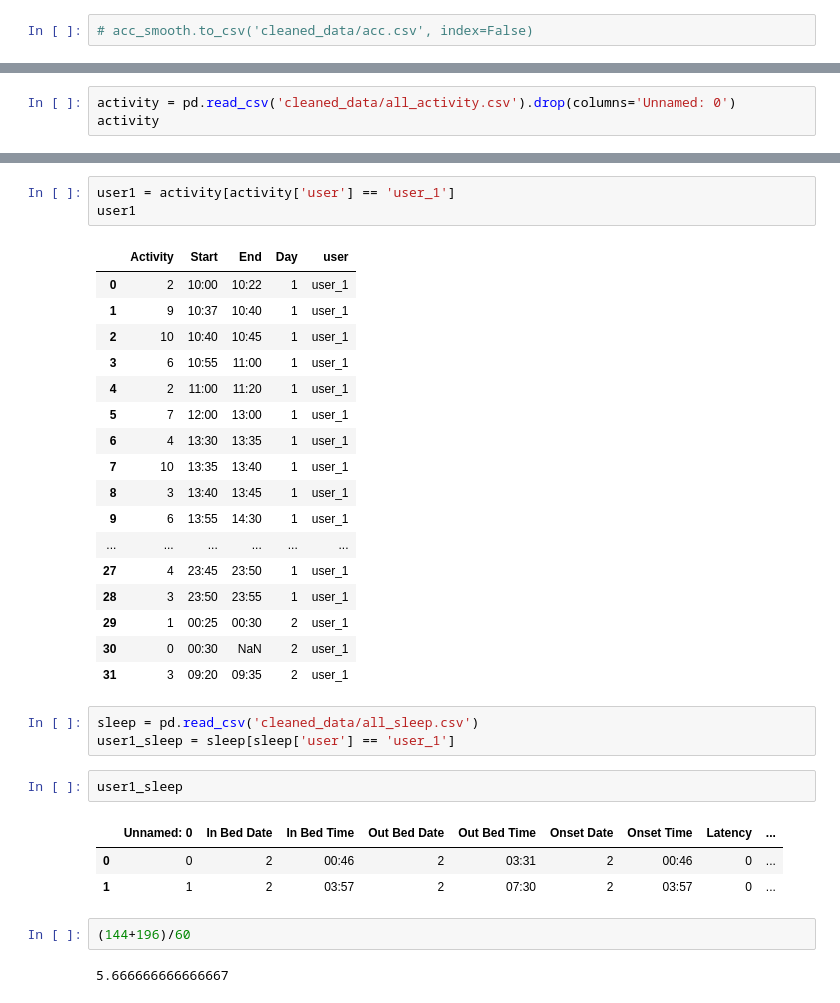
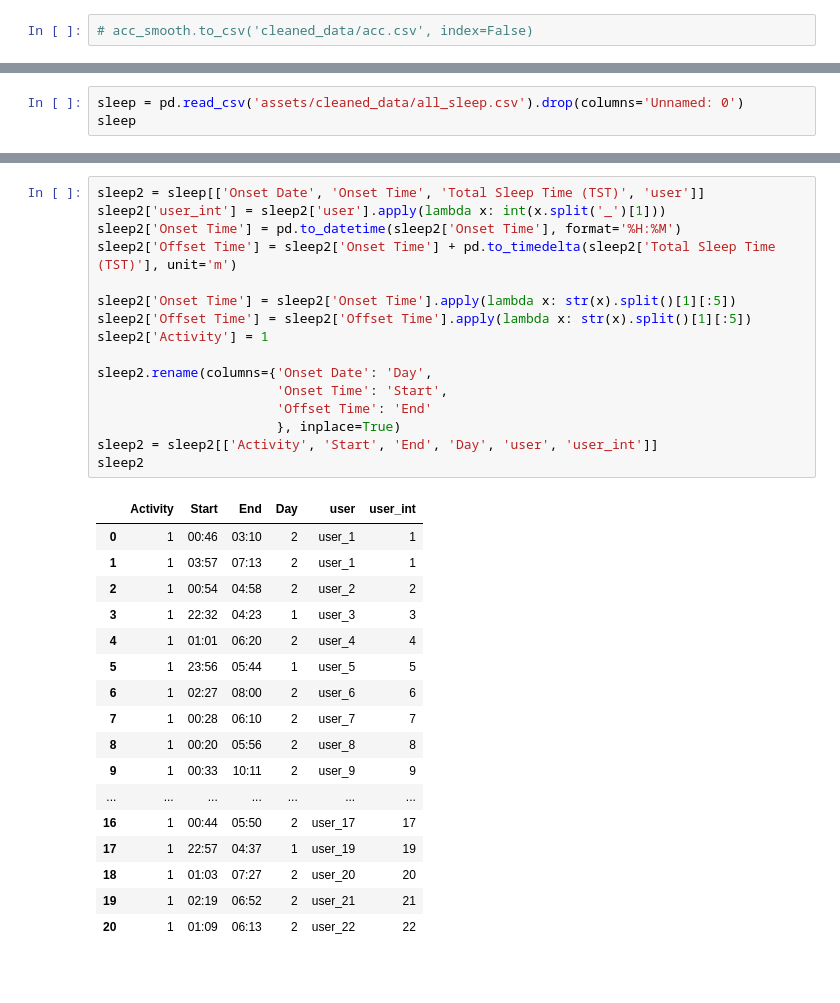
Before and after one commit to BryanZhang938/DayInMyLife, a Jupyter notebook: sleep_EDA.ipynb, the cells around one changed output, grey strips where cells are left out. Saved outputs shown, nothing was run; the diff lists cells and outputs as text; blank space fills up the shorter version.

Commit message:
update activity

```diff
--- a/sleep_EDA.ipynb
+++ b/sleep_EDA.ipynb
@@ -303,4 +325,4 @@ acc_smooth
 # %%
-activity = pd.read_csv('cleaned_data/all_activity.csv').drop(columns='Unnamed: 0')
-activity
+sleep = pd.read_csv('assets/cleaned_data/all_sleep.csv').drop(columns='Unnamed: 0')
+sleep
 # %% [output]
@@ -320,34 +346,34 @@ activity
-# %%
-user1 = activity[activity['user'] == 'user_1']
-user1
-# %% [output]
-|  | Activity | Start | End | Day | user |
-| 0 | 2 | 10:00 | 10:22 | 1 | user_1 |
-| 1 | 9 | 10:37 | 10:40 | 1 | user_1 |
-| 2 | 10 | 10:40 | 10:45 | 1 | user_1 |
-| 3 | 6 | 10:55 | 11:00 | 1 | user_1 |
-| 4 | 2 | 11:00 | 11:20 | 1 | user_1 |
-| 5 | 7 | 12:00 | 13:00 | 1 | user_1 |
-| 6 | 4 | 13:30 | 13:35 | 1 | user_1 |
-| 7 | 10 | 13:35 | 13:40 | 1 | user_1 |
-| 8 | 3 | 13:40 | 13:45 | 1 | user_1 |
-| 9 | 6 | 13:55 | 14:30 | 1 | user_1 |
-| ... | ... | ... | ... | ... | ... |
-| 27 | 4 | 23:45 | 23:50 | 1 | user_1 |
-| 28 | 3 | 23:50 | 23:55 | 1 | user_1 |
-| 29 | 1 | 00:25 | 00:30 | 2 | user_1 |
-| 30 | 0 | 00:30 | NaN | 2 | user_1 |
-| 31 | 3 | 09:20 | 09:35 | 2 | user_1 |
-# %%
-sleep = pd.read_csv('cleaned_data/all_sleep.csv')
-user1_sleep = sleep[sleep['user'] == 'user_1']
-# %%
-user1_sleep
-# %% [output]
-|  | Unnamed: 0 | In Bed Date | In Bed Time | Out Bed Date | Out Bed Time | Onset Date | Onset Time | Latency | ... |
-| 0 | 0 | 2 | 00:46 | 2 | 03:31 | 2 | 00:46 | 0 | ... |
-| 1 | 1 | 2 | 03:57 | 2 | 07:30 | 2 | 03:57 | 0 | ... |
-# %%
-(144+196)/60
-# %% [output]
-5.666666666666667
+# %%
+sleep2 = sleep[['Onset Date', 'Onset Time', 'Total Sleep Time (TST)', 'user']]
+sleep2['user_int'] = sleep2['user'].apply(lambda x: int(x.split('_')[1]))
+sleep2['Onset Time'] = pd.to_datetime(sleep2['Onset Time'], format='%H:%M')
+sleep2['Offset Time'] = sleep2['Onset Time'] + pd.to_timedelta(sleep2['Total Sleep Time (TST)'], unit='m')
+
+sleep2['Onset Time'] = sleep2['Onset Time'].apply(lambda x: str(x).split()[1][:5])
+sleep2['Offset Time'] = sleep2['Offset Time'].apply(lambda x: str(x).split()[1][:5])
+sleep2['Activity'] = 1
+
+sleep2.rename(columns={'Onset Date': 'Day',
+                       'Onset Time': 'Start',
+                       'Offset Time': 'End'
+                       }, inplace=True)
+sleep2 = sleep2[['Activity', 'Start', 'End', 'Day', 'user', 'user_int']]
+sleep2
+# %% [output]
+|  | Activity | Start | End | Day | user | user_int |
+| 0 | 1 | 00:46 | 03:10 | 2 | user_1 | 1 |
+| 1 | 1 | 03:57 | 07:13 | 2 | user_1 | 1 |
+| 2 | 1 | 00:54 | 04:58 | 2 | user_2 | 2 |
+| 3 | 1 | 22:32 | 04:23 | 1 | user_3 | 3 |
+| 4 | 1 | 01:01 | 06:20 | 2 | user_4 | 4 |
+| 5 | 1 | 23:56 | 05:44 | 1 | user_5 | 5 |
+| 6 | 1 | 02:27 | 08:00 | 2 | user_6 | 6 |
+| 7 | 1 | 00:28 | 06:10 | 2 | user_7 | 7 |
+| 8 | 1 | 00:20 | 05:56 | 2 | user_8 | 8 |
+| 9 | 1 | 00:33 | 10:11 | 2 | user_9 | 9 |
+| ... | ... | ... | ... | ... | ... | ... |
+| 16 | 1 | 00:44 | 05:50 | 2 | user_17 | 17 |
+| 17 | 1 | 22:57 | 04:37 | 1 | user_19 | 19 |
+| 18 | 1 | 01:03 | 07:27 | 2 | user_20 | 20 |
+| 19 | 1 | 02:19 | 06:52 | 2 | user_21 | 21 |
+| 20 | 1 | 01:09 | 06:13 | 2 | user_22 | 22 |
```
Also changed, not shown: parts of 5 cells of this notebook, 1 other file.
